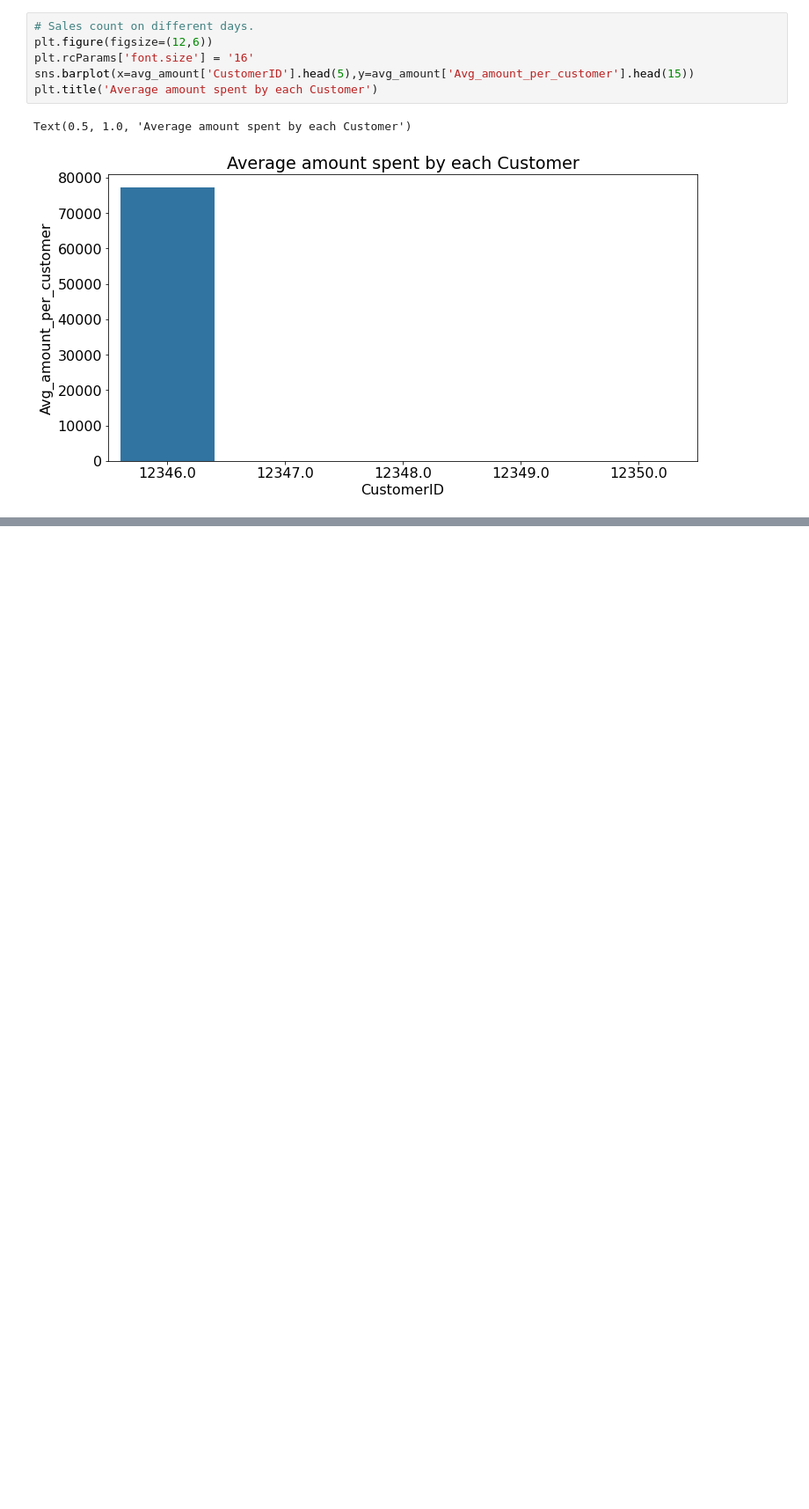
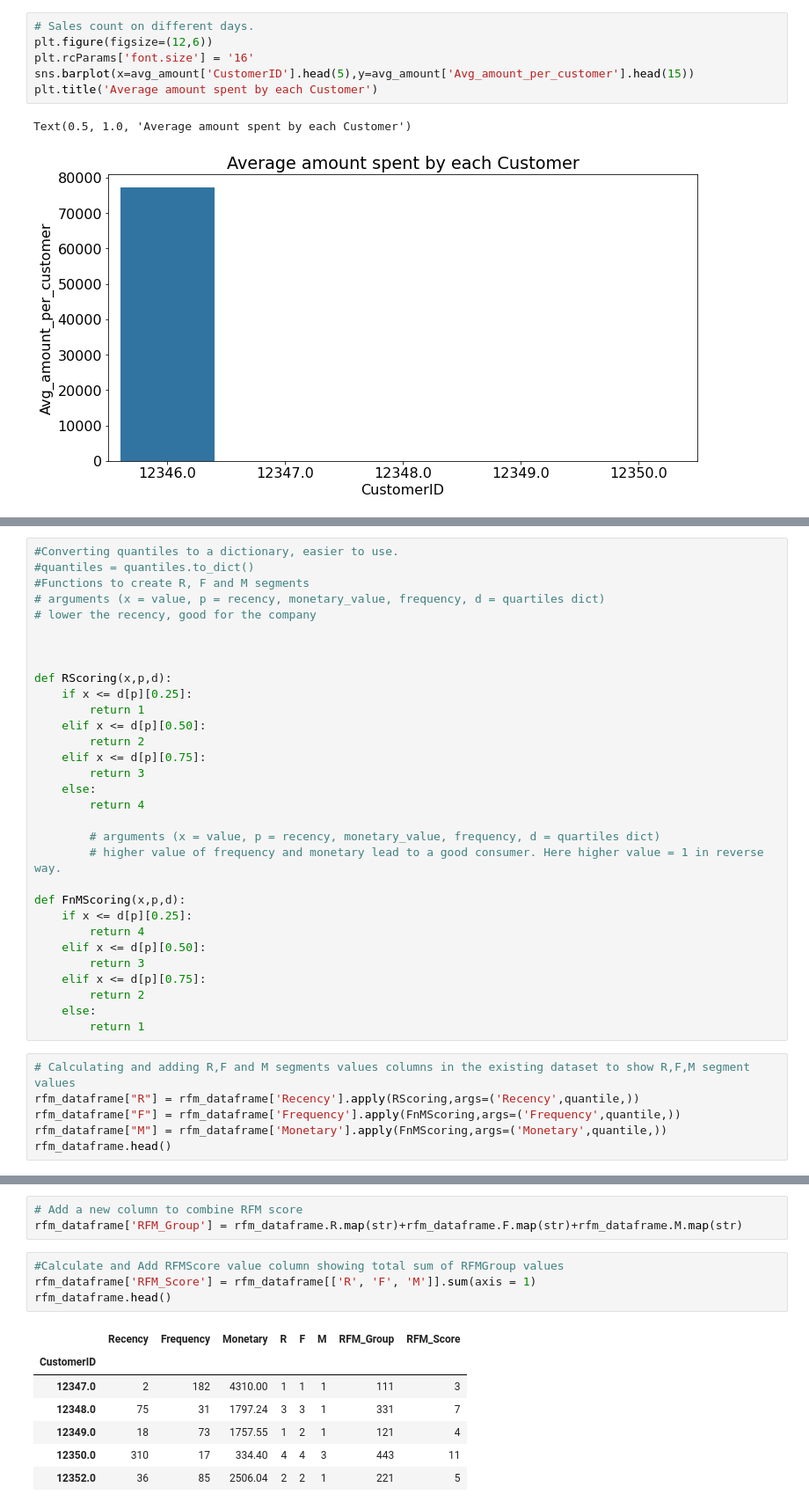
Before and after one commit to iamnaveenk/Capstone_project_4-online-retail-customer-segmentation-, a Jupyter notebook: Online_Retail_Customer_Segmentation_Capstone_Project.ipynb, the cells around one changed output, grey strips where cells are left out. Shown at 88% size. Drawn from its saved outputs; the diff is of its cells as text; blank space fills up the shorter version.

```diff
--- a/Online_Retail_Customer_Segmentation_Capstone_Project.ipynb
+++ b/Online_Retail_Customer_Segmentation_Capstone_Project.ipynb
@@ -659,0 +796,37 @@ Text(0.5, 1.0, 'Average amount spent by each Customer')
+# %%
+#Converting quantiles to a dictionary, easier to use.
+#quantiles = quantiles.to_dict()
+#Functions to create R, F and M segments
+# arguments (x = value, p = recency, monetary_value, frequency, d = quartiles dict)
+# lower the recency, good for the company
+
+
+
+def RScoring(x,p,d):
+    if x <= d[p][0.25]:
+        return 1
+    elif x <= d[p][0.50]:
+        return 2
+    elif x <= d[p][0.75]:
+        return 3
+    else:
+        return 4
+
+        # arguments (x = value, p = recency, monetary_value, frequency, d = quartiles dict)
+        # higher value of frequency and monetary lead to a good consumer. Here higher value = 1 in reverse way.
+
+def FnMScoring(x,p,d):
+    if x <= d[p][0.25]:
+        return 4
+    elif x <= d[p][0.50]:
+        return 3
+    elif x <= d[p][0.75]:
+        return 2
+    else:
+        return 1
+# %%
+# Calculating and adding R,F and M segments values columns in the existing dataset to show R,F,M segment values
+rfm_dataframe["R"] = rfm_dataframe['Recency'].apply(RScoring,args=('Recency',quantile,))
+rfm_dataframe["F"] = rfm_dataframe['Frequency'].apply(FnMScoring,args=('Frequency',quantile,))
+rfm_dataframe["M"] = rfm_dataframe['Monetary'].apply(FnMScoring,args=('Monetary',quantile,))
+rfm_dataframe.head()
@@ -659,0 +841,15 @@ Text(0.5, 1.0, 'Average amount spent by each Customer')
+# %%
+# Add a new column to combine RFM score
+rfm_dataframe['RFM_Group'] = rfm_dataframe.R.map(str)+rfm_dataframe.F.map(str)+rfm_dataframe.M.map(str)
+# %%
+#Calculate and Add RFMScore value column showing total sum of RFMGroup values
+rfm_dataframe['RFM_Score'] = rfm_dataframe[['R', 'F', 'M']].sum(axis = 1)
+rfm_dataframe.head()
+# %% [output]
+|  | Recency | Frequency | Monetary | R | F | M | RFM_Group | RFM_Score |
+| CustomerID |  |  |  |  |  |  |  |  |
+| 12347.0 | 2 | 182 | 4310.00 | 1 | 1 | 1 | 111 | 3 |
+| 12348.0 | 75 | 31 | 1797.24 | 3 | 3 | 1 | 331 | 7 |
+| 12349.0 | 18 | 73 | 1757.55 | 1 | 2 | 1 | 121 | 4 |
+| 12350.0 | 310 | 17 | 334.40 | 4 | 4 | 3 | 443 | 11 |
+| 12352.0 | 36 | 85 | 2506.04 | 2 | 2 | 1 | 221 | 5 |
```
Also changed, not shown: parts of 15 cells of this notebook.
